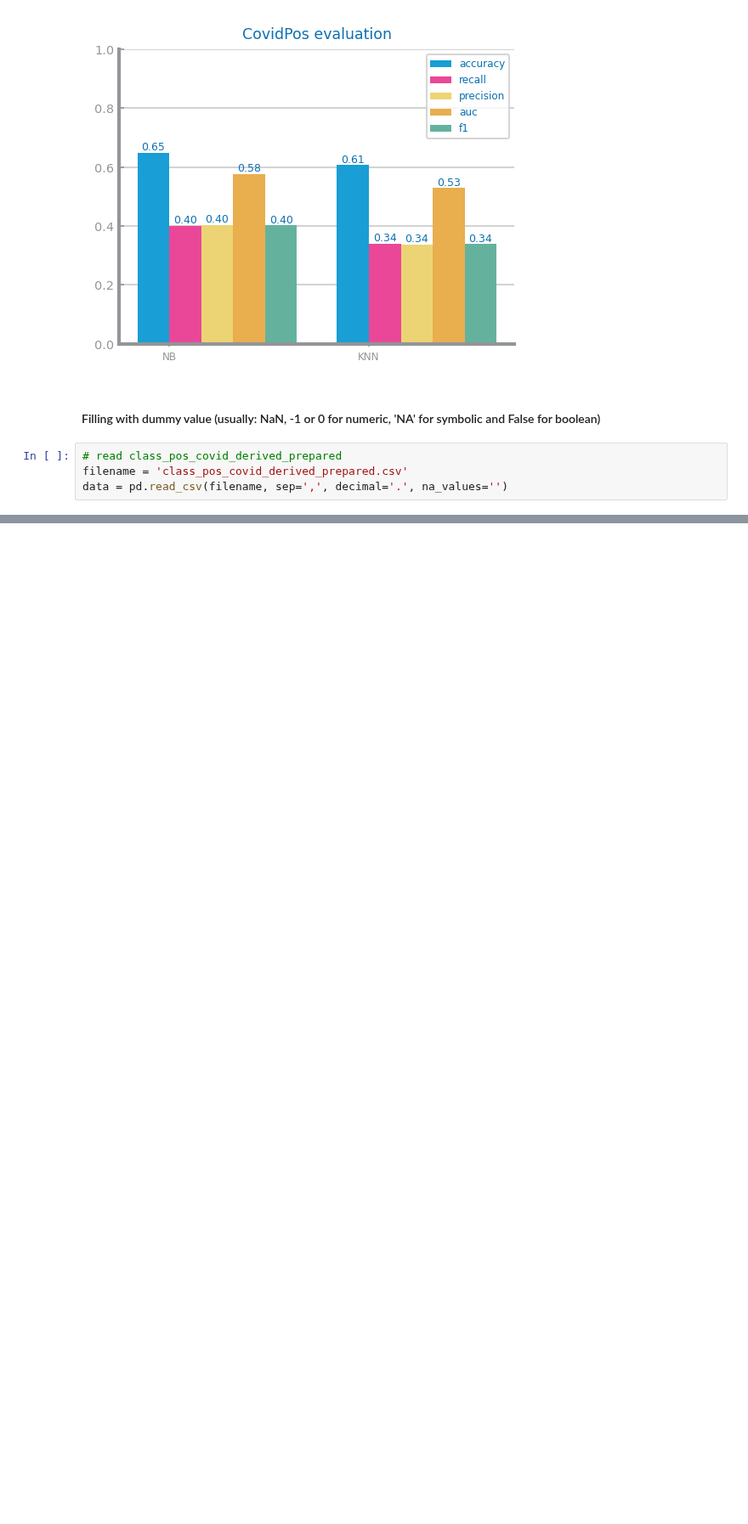
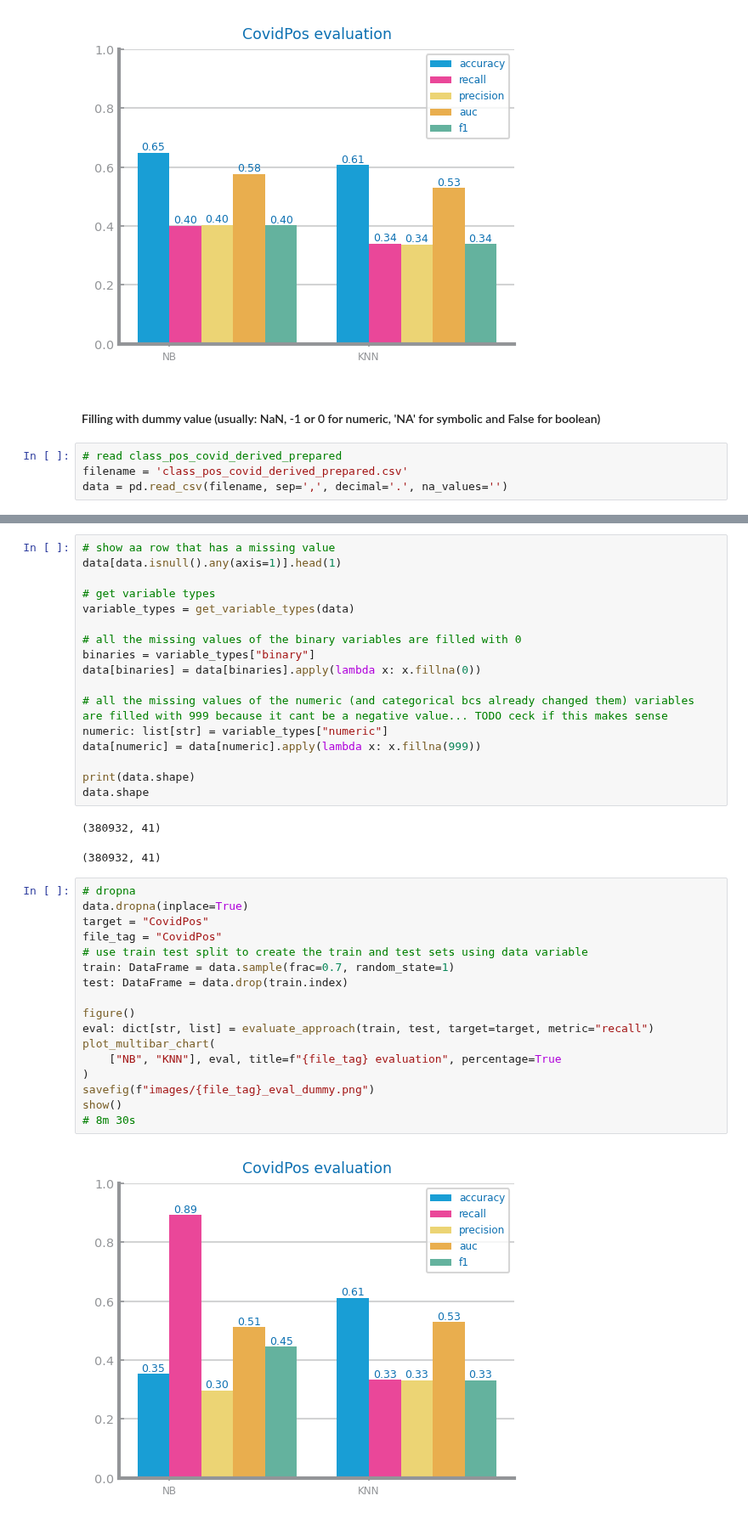
Before and after one commit to franciscoAbreuTecnico/Data-Science-IST, a Jupyter notebook: dataset_health/preparation.ipynb, the cells around one changed output, grey strips where cells are left out. Shown at 85% size. Cells and saved outputs as stored; diff of their text form; blank space fills up the shorter version.

Commit message:
missing values

```diff
--- a/dataset_health/preparation.ipynb
+++ b/dataset_health/preparation.ipynb
@@ -263 +248,40 @@ data = pd.read_csv(filename, sep=',', decimal='.', na_values='')
+# %%
+# show aa row that has a missing value
+data[data.isnull().any(axis=1)].head(1)
+
+# get variable types
+variable_types = get_variable_types(data)
+
+# all the missing values of the binary variables are filled with 0
+binaries = variable_types["binary"]
+data[binaries] = data[binaries].apply(lambda x: x.fillna(0))
+
+# all the missing values of the numeric (and categorical bcs already changed them) variables are filled with 999 because it cant be a negative value... TODO ceck if this makes sense
+numeric: list[str] = variable_types["numeric"]
+data[numeric] = data[numeric].apply(lambda x: x.fillna(999))
+
+print(data.shape)
+data.shape
+# %% [output]
+(380932, 41)
+(380932, 41)
+# %%
+# dropna
+data.dropna(inplace=True)
+target = "CovidPos"
+file_tag = "CovidPos"
+# use train test split to create the train and test sets using data variable
+train: DataFrame = data.sample(frac=0.7, random_state=1)
+test: DataFrame = data.drop(train.index)
+
+figure()
+eval: dict[str, list] = evaluate_approach(train, test, target=target, metric="recall")
+plot_multibar_chart(
+    ["NB", "KNN"], eval, title=f"{file_tag} evaluation", percentage=True
+)
+savefig(f"images/{file_tag}_eval_dummy.png")
+show()
+# 8m 30s
+# %% [output]
+[figure, added]
 # %% [markdown]
```
Also changed, not shown: parts of 9 cells of this notebook, 3 other files.
